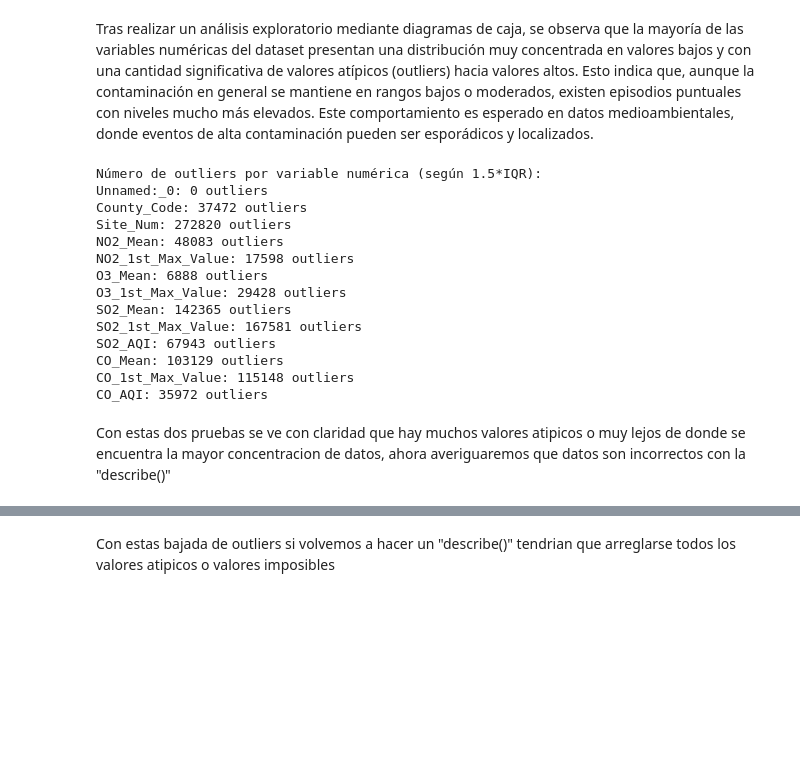
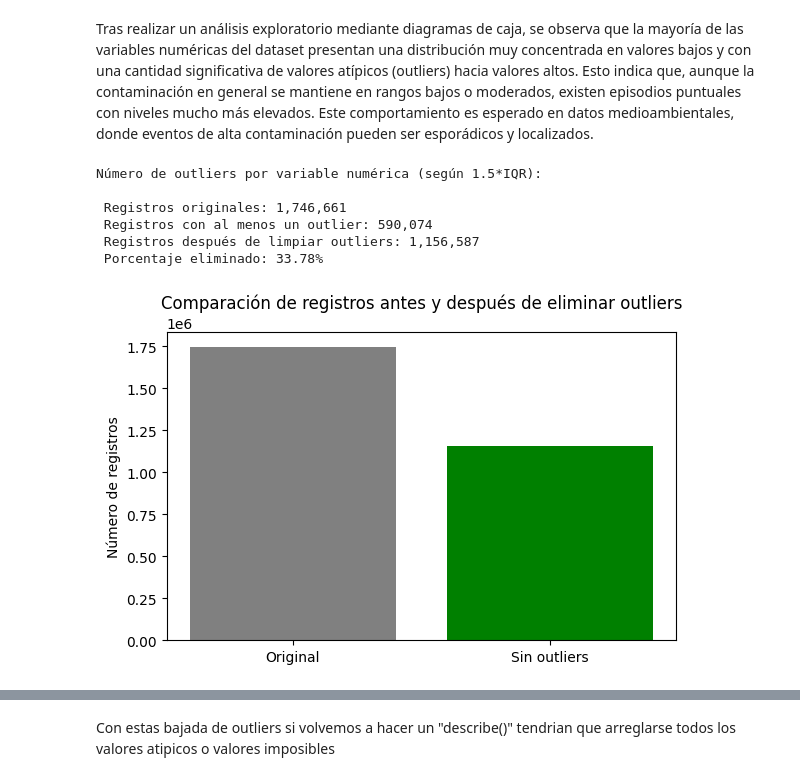
Before and after one commit to Israelamat/Study-and-prediction-of-U.S.-contamination, a Jupyter notebook: Proyecto_Final_IA_ML.ipynb, the cells around one changed output, grey strips where cells are left out. Cells and saved outputs as stored; diff of their text form; code cells hidden in the pictures; blank space fills up the shorter version.

Commit message:
Problema de haber quitado muchos registros solucionado

```diff
--- a/Proyecto_Final_IA_ML.ipynb
+++ b/Proyecto_Final_IA_ML.ipynb
@@ -256,29 +260,53 @@ Tras realizar un análisis exploratorio mediante diagramas de caja, se observa q
 # %%
 # Podemos calcular cuántos outliers tiene cada variable usando la regla de
 # 1.5*IQR para ver el problema de los outliers desde otro angulo
 print("\nNúmero de outliers por variable numérica (según 1.5*IQR):")
+#Copiamos el dataset original
+df_clean = df.copy()
+
+# Creamos una máscara booleana del mismo tamaño que el dataset original
+outlier_mask = pd.Series(False, index=df.index)
+
+# Detectamos outliers usando 1.5*IQR por cada columna numérica
 for col in numeric_cols:
     Q1 = df[col].quantile(0.25)
     Q3 = df[col].quantile(0.75)
     IQR = Q3 - Q1
     lower_bound = Q1 - 1.5 * IQR
     upper_bound = Q3 + 1.5 * IQR
-    outliers = df[(df[col] < lower_bound) | (df[col] > upper_bound)]
-    print(f"{col}: {outliers.shape[0]} outliers")
+
+    # Detectar los outliers en esta columna
+    outliers = (df[col] < lower_bound) | (df[col] > upper_bound)
+
+    # Agregar al conjunto total de outliers
+    outlier_mask |= outliers
+
+# Contamos los registros marcados como outliers
+total_outliers = outlier_mask.sum()
+total_original = df.shape[0]
+
+# Eliminamos todas las filas que fueron outliers en al menos una variable
+df_clean = df[~outlier_mask]
+total_cleaned = df_clean.shape[0]
+
+# Resultado resumen
+print(f"\n Registros originales: {total_original:,}")
+print(f" Registros con al menos un outlier: {total_outliers:,}")
+print(f" Registros después de limpiar outliers: {total_cleaned:,}")
+print(f" Porcentaje eliminado: {100 * total_outliers / total_original:.2f}%")
+
+# Visual opcional
+plt.figure(figsize=(6,4))
+plt.bar(['Original', 'Sin outliers'], [total_original, total_cleaned], color=['gray', 'green'])
+plt.ylabel('Número de registros')
+plt.title('Comparación de registros antes y después de eliminar outliers')
+plt.tight_layout()
+plt.show()
 # %% [output]
 Número de outliers por variable numérica (según 1.5*IQR):
-Unnamed:_0: 0 outliers
-County_Code: 37472 outliers
-Site_Num: 272820 outliers
-NO2_Mean: 48083 outliers
-NO2_1st_Max_Value: 17598 outliers
-O3_Mean: 6888 outliers
-O3_1st_Max_Value: 29428 outliers
-SO2_Mean: 142365 outliers
-SO2_1st_Max_Value: 167581 outliers
-SO2_AQI: 67943 outliers
-CO_Mean: 103129 outliers
-CO_1st_Max_Value: 115148 outliers
-CO_AQI: 35972 outliers
+
+ Registros originales: 1,746,661
+ Registros con al menos un outlier: 590,074
+ Registros después de limpiar outliers: 1,156,587
+ Porcentaje eliminado: 33.78%
+[figure, added]
-# %% [markdown]
-Con estas dos pruebas se ve con claridad que hay muchos valores atipicos o muy lejos de donde se encuentra la mayor concentracion de datos, ahora averiguaremos que datos son incorrectos con la "describe()"
```
Also changed, not shown: parts of 38 cells of this notebook.
